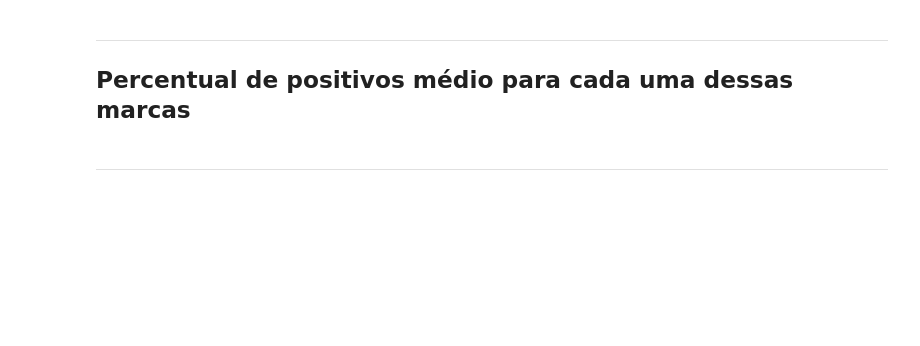
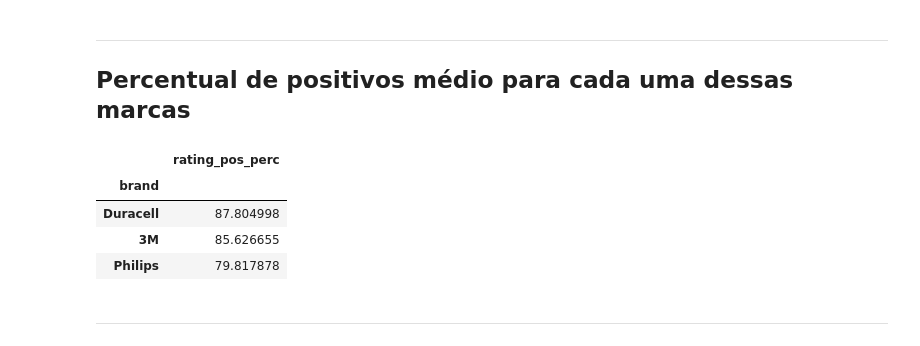
Before and after one commit to dehscardoso/projeto-lets-boti, a Jupyter notebook: amazon_review/amazon_review.ipynb, the cells around one changed output. Cells and saved outputs as stored; diff of their text form; code cells hidden in the pictures; blank space fills up the shorter version.

```diff
--- a/amazon_review/amazon_review.ipynb
+++ b/amazon_review/amazon_review.ipynb
@@ -195,5 +242,15 @@ item: Duracell - 14.16% reviews negativos e 85.84% reviews positivos.
 # %% [markdown]
 ---
 ## Percentual de positivos médio para cada uma dessas marcas
+# %%
+media_positivos_marca_df = products_rating[products_rating['brand'].isin(['Philips','3M','Duracell'])][['brand', 'asin', 'rating_pos_perc']]
+# %%
+media_positivos_marca_df.groupby('brand').agg({'rating_pos_perc':np.mean}).sort_values('rating_pos_perc', ascending=False)
+# %% [output]
+|  | rating_pos_perc |
+| brand |  |
+| Duracell | 87.804998 |
+| 3M | 85.626655 |
+| Philips | 79.817878 |
 # %% [markdown]
 ---
```
Also changed, not shown: parts of 12 cells of this notebook, 5 other files.
